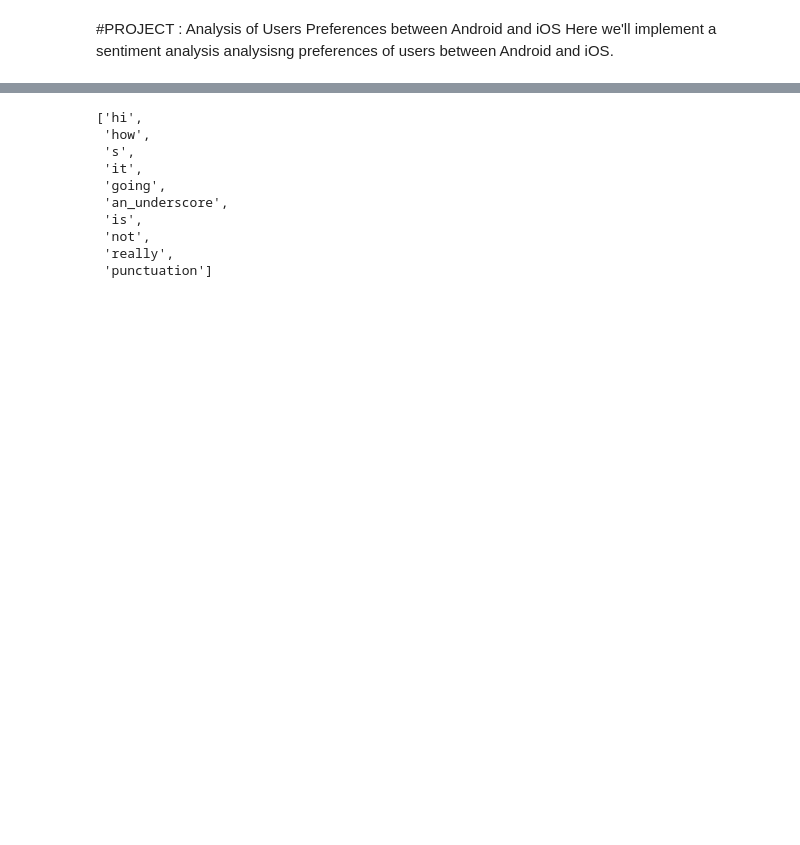
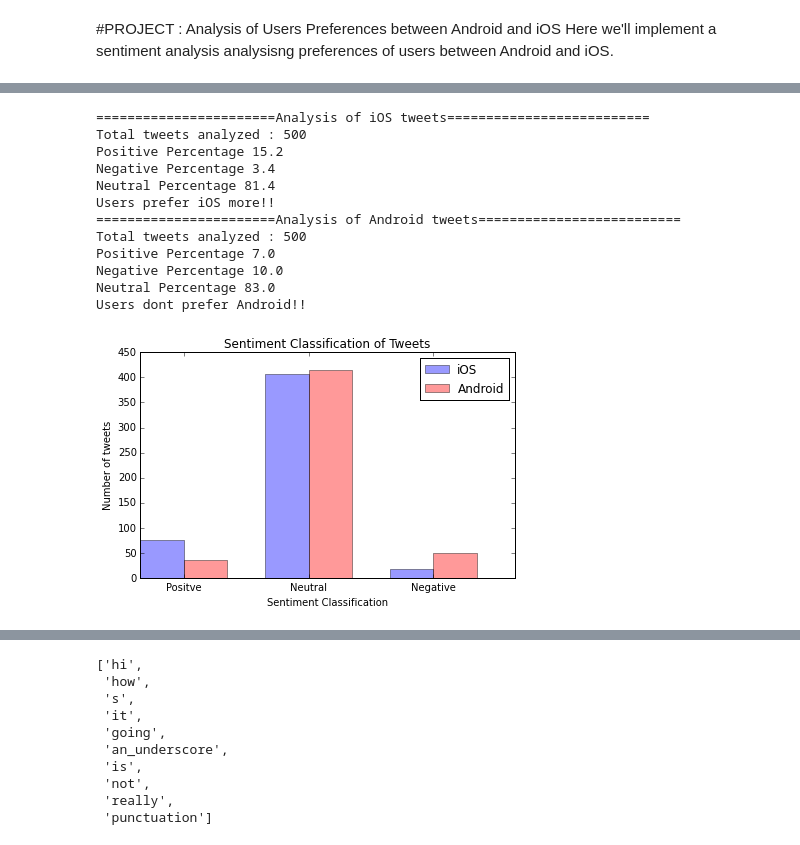
Before and after one commit to sabya08/SocialNetworkAnalysis, a Jupyter notebook: Project.ipynb, the cells around one changed output, grey strips where cells are left out. Cells and saved outputs as stored; diff of their text form; code cells hidden in the pictures; blank space fills up the shorter version.

```diff
--- a/Project.ipynb
+++ b/Project.ipynb
@@ -299,4 +329,25 @@ def predictUserPreferences(trainFileName, testFileName):
 
     return classification
 #     plotBarGraph(classification,dataRange)
+# %%
+print "=======================Analysis of iOS tweets=========================="
+classification1 = predictUserPreferences_nb('data/train_ios.txt','data/test_500ios.txt','iOS',tokenizeFn= "tokenize_with_not")
+print "=======================Analysis of Android tweets=========================="
+classification2 = predictUserPreferences_nb('data/train_android.txt','data/test_500android.txt','android',tokenizeFn= "tokenize_with_not")
+dataRange = np.arange(0,500,50)
+plotBarGraph(classification1,classification2,dataRange)
+# %% [output]
+=======================Analysis of iOS tweets==========================
+Total tweets analyzed : 500
+Positive Percentage 15.2
+Negative Percentage 3.4
+Neutral Percentage 81.4
+Users prefer iOS more!!
+=======================Analysis of Android tweets==========================
+Total tweets analyzed : 500
+Positive Percentage 7.0
+Negative Percentage 10.0
+Neutral Percentage 83.0
+Users dont prefer Android!!
+[figure, added]
 # %%
```
Also changed, not shown: parts of 52 cells of this notebook, 21 other files.
